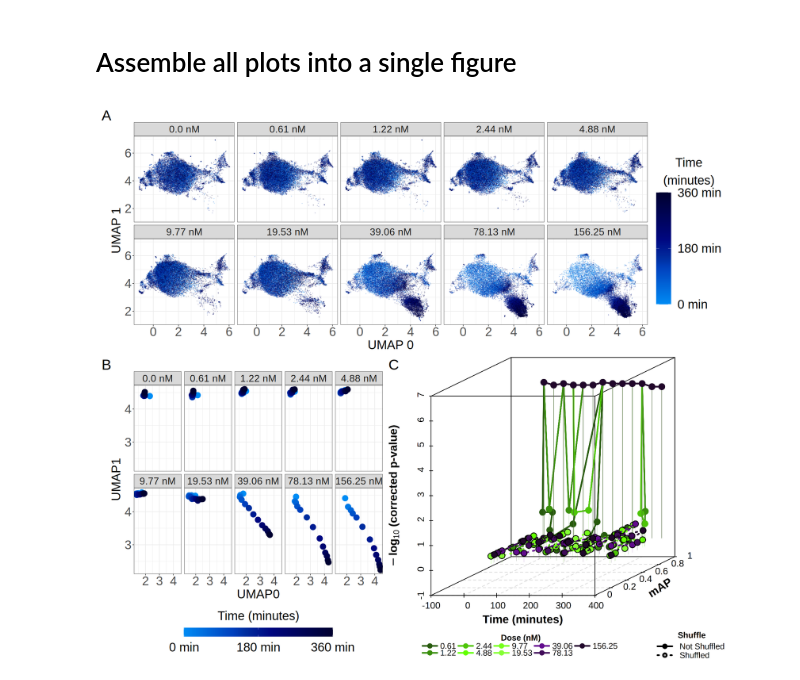
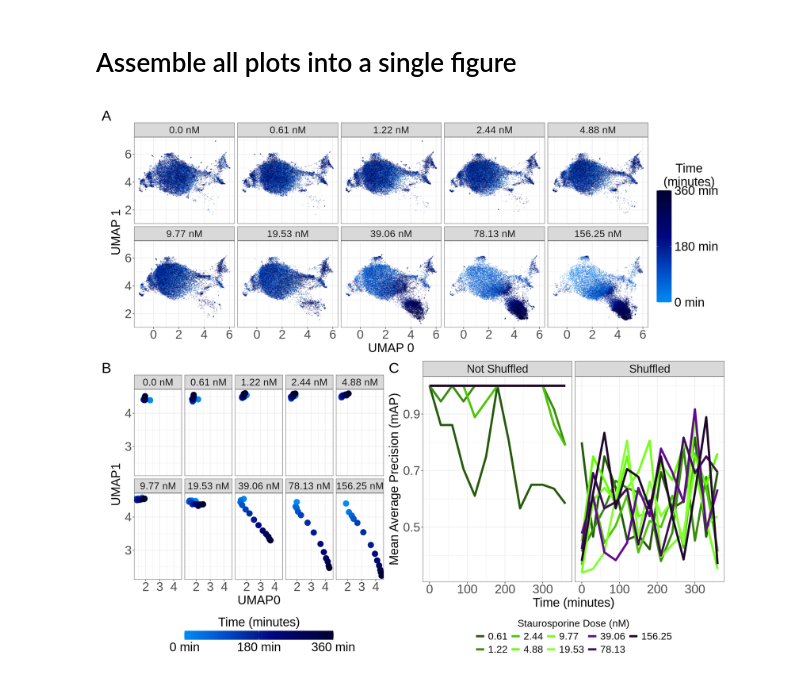
Before and after one commit to WayScience/live_cell_timelapse_apoptosis_analysis, a Jupyter notebook: figures/metric_v_time_plots/notebooks/metric_v_time_plots.ipynb, the cells around one changed output. Cells and saved outputs as stored; diff of their text form; code cells hidden in the pictures.

Commit message:
update plot

```diff
--- a/figures/metric_v_time_plots/notebooks/metric_v_time_plots.ipynb
+++ b/figures/metric_v_time_plots/notebooks/metric_v_time_plots.ipynb
@@ -507,30 +510,30 @@ map_3d_figure <- grid::rasterGrob(map_3d_figure, interpolate = TRUE)
 # %%
 width <- 17
 height <- 15
 options(repr.plot.width=width, repr.plot.height=height)
 layout <- "
 AA
 BC
 "
 metric_v_time_final_plot <- (
     umap_plot_facet
     + umap_centroid_plot
-    + wrap_elements(full = map_3d_figure)
+    + wrap_elements(full = mAP_plot)
 
     + plot_layout(
         design = layout,
         widths = c(1, 1)
         )
     # make bottom plot not align
     + plot_annotation(tag_levels = 'A') & theme(plot.tag = element_text(size = 28))
 )
 ggsave(
     filename = final_figure_path,
     plot = metric_v_time_final_plot,
     width = width,
     height = height,
     dpi = 600
 )
 metric_v_time_final_plot
 # %% [output]
-[figure, old version]
+[figure, new version]
```
Also changed, not shown: parts of 5 cells of this notebook, 2 other files.
